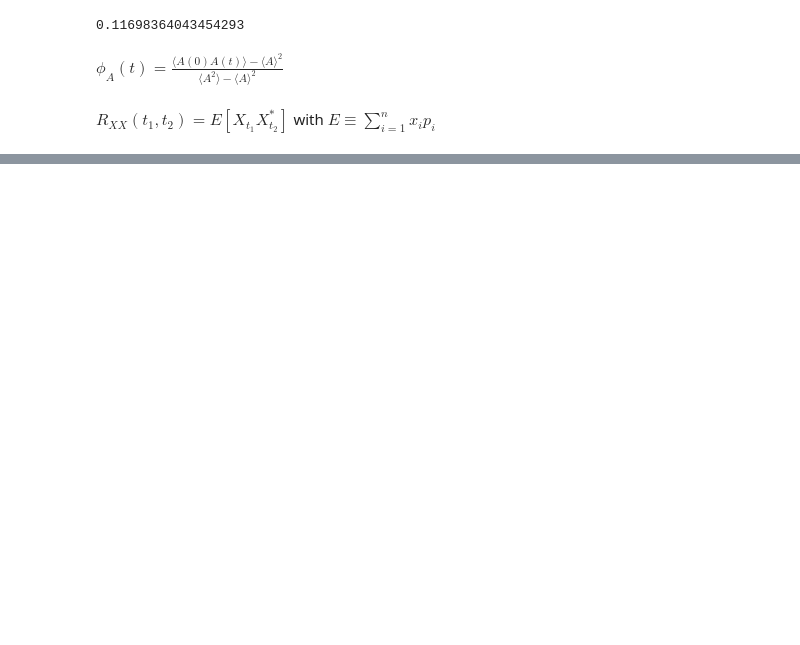
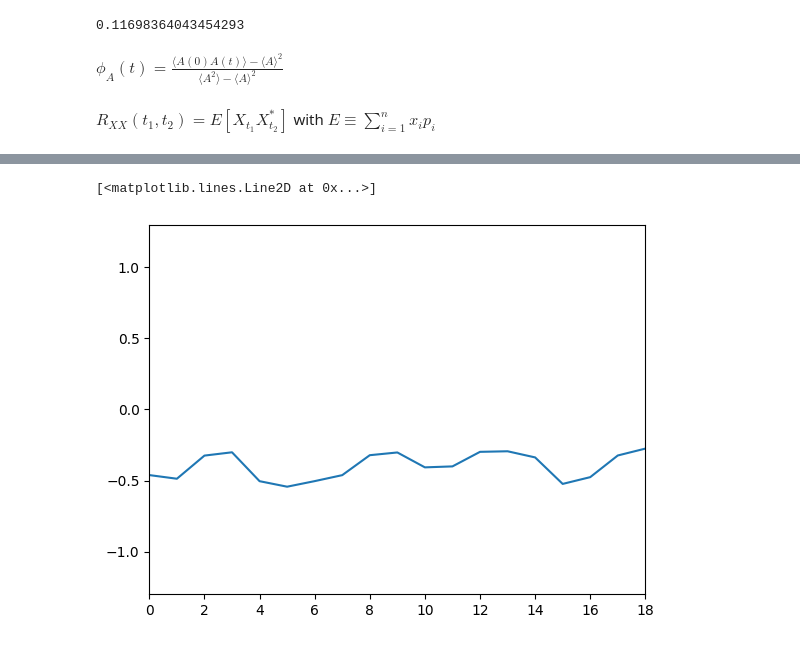
Before and after one commit to noahchanoah/thesis, a Jupyter notebook: IsingSci.ipynb, the cells around one changed output, grey strips where cells are left out. Drawn from its saved outputs; the diff is of its cells as text; code cells hidden in the pictures; blank space fills up the shorter version.

```diff
--- a/IsingSci.ipynb
+++ b/IsingSci.ipynb
@@ -341,0 +418,14 @@ Utility
+# %%
+temp = 3
+newHotLattice = initLattice(10, True)
+relaxLattice(newHotLattice, temp, 10000)
+magAfterTherm = MetropolisDumb(newHotLattice, temp, 10000)
+
+#mag after therm is a time series each 50 metropolis steps
+#print(magAfterTherm)
+plt.xlim(0,18)
+plt.ylim(-1.3,1.3)
+plt.plot(np.arange(0,len(magAfterTherm)), magAfterTherm)
+# %% [output]
+[<matplotlib.lines.Line2D at 0x...>]
+[figure, added]
```
Also changed, not shown: parts of 13 cells of this notebook.
